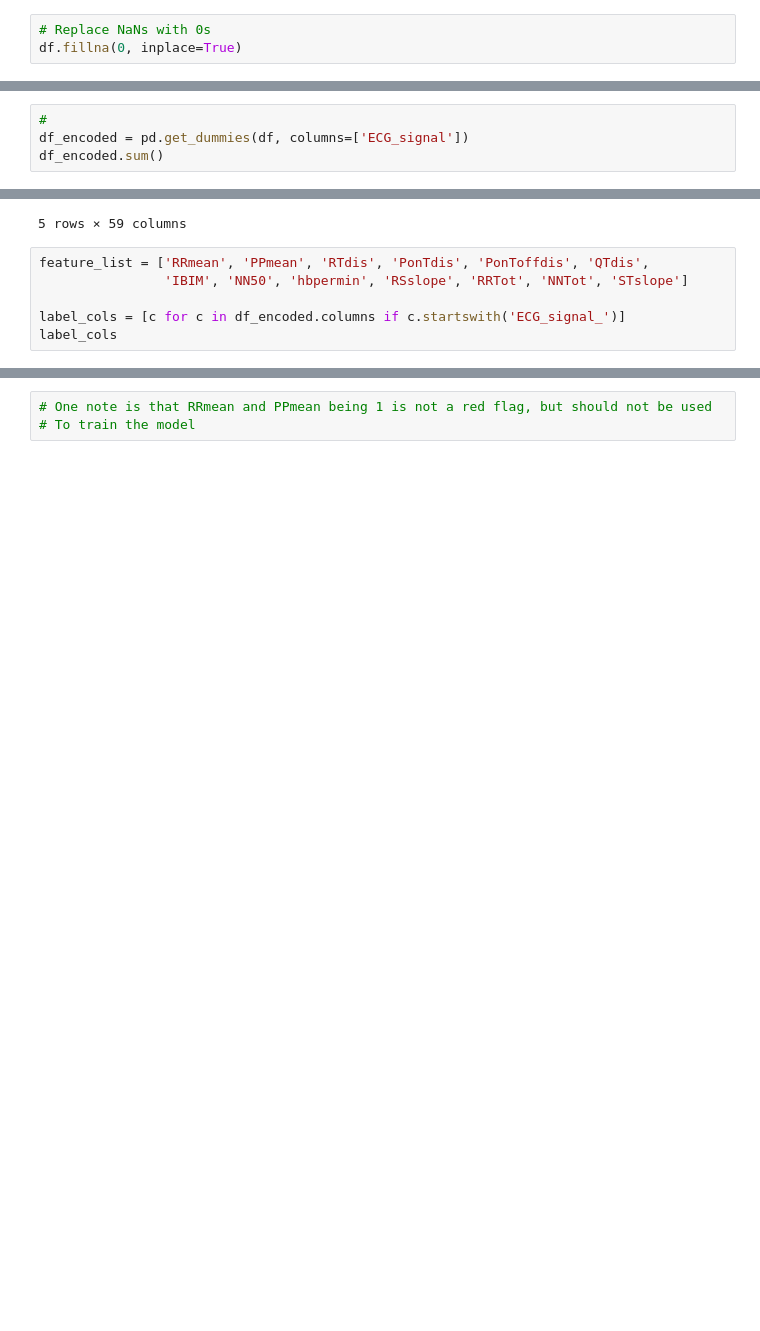
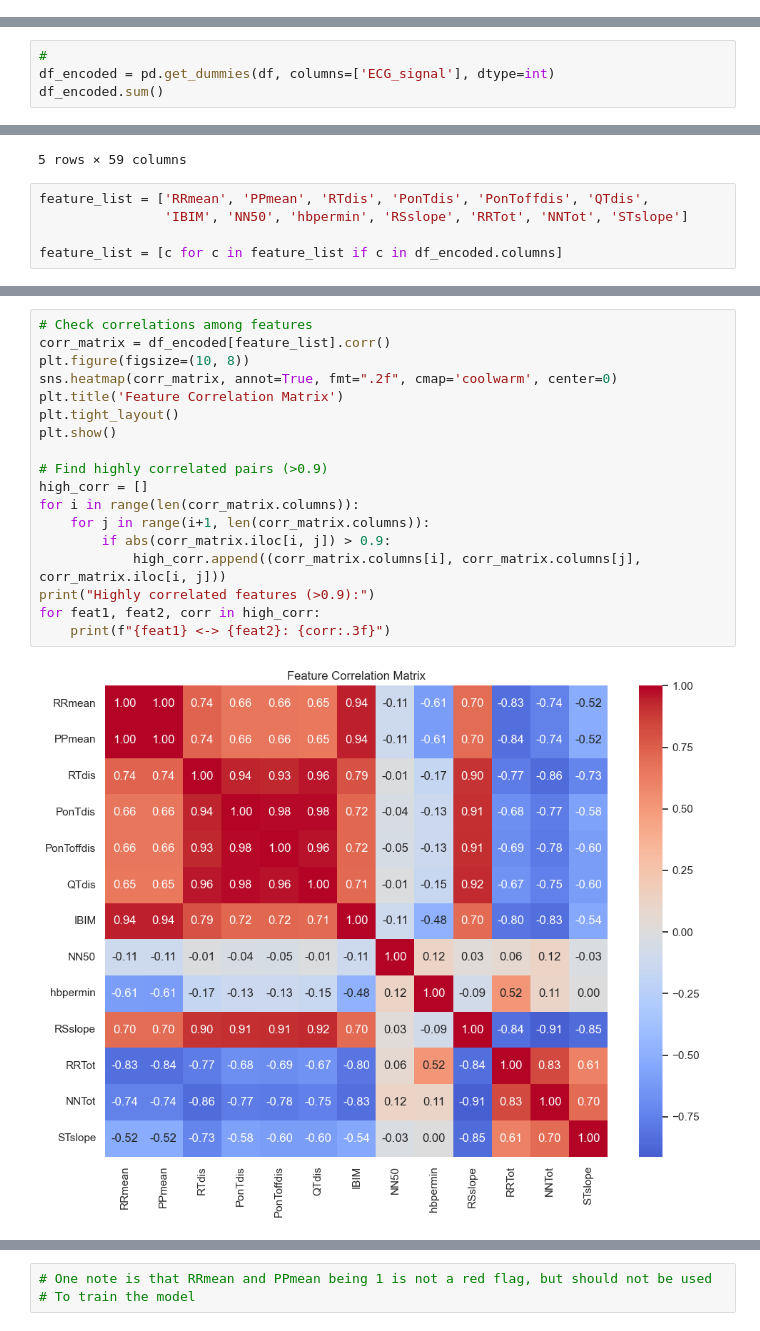
Before and after one commit to hamzakhamissa/DS3000, a Jupyter notebook: DS3000 Group Project.ipynb, the cells around one changed output, grey strips where cells are left out. Saved outputs shown, nothing was run; the diff lists cells and outputs as text; blank space fills up the shorter version.

```diff
--- a/DS3000 Group Project.ipynb
+++ b/DS3000 Group Project.ipynb
@@ -66,6 +66,3 @@ dtype: int64
 # %%
 # Noticing a lot of NULLS with some entries not having complete data, we will see how valid those stats are
 # And decide if we are able to drop them
-# %%
-# Replace NaNs with 0s
-df.fillna(0, inplace=True)
@@ -80,7 +86,7 @@ print(sorted(df['ECG_signal'].unique().tolist()))
 ['AFF', 'ARR', 'CHF', 'NSR']
 # %%
 #
-df_encoded = pd.get_dummies(df, columns=['ECG_signal'])
+df_encoded = pd.get_dummies(df, columns=['ECG_signal'], dtype=int)
 df_encoded.sum()
 # %% [output]
 RECORD            720600.000000
@@ -117,5 +120,4 @@ df_encoded.head()
 feature_list = ['RRmean', 'PPmean', 'RTdis', 'PonTdis', 'PonToffdis', 'QTdis',
                 'IBIM', 'NN50', 'hbpermin', 'RSslope', 'RRTot', 'NNTot', 'STslope']
 
-label_cols = [c for c in df_encoded.columns if c.startswith('ECG_signal_')]
-label_cols
+feature_list = [c for c in feature_list if c in df_encoded.columns]
@@ -166,0 +177,20 @@ plt.show()
+# %%
+# Check correlations among features
+corr_matrix = df_encoded[feature_list].corr()
+plt.figure(figsize=(10, 8))
+sns.heatmap(corr_matrix, annot=True, fmt=".2f", cmap='coolwarm', center=0)
+plt.title('Feature Correlation Matrix')
+plt.tight_layout()
+plt.show()
+
+# Find highly correlated pairs (>0.9)
+high_corr = []
+for i in range(len(corr_matrix.columns)):
+    for j in range(i+1, len(corr_matrix.columns)):
+        if abs(corr_matrix.iloc[i, j]) > 0.9:
+            high_corr.append((corr_matrix.columns[i], corr_matrix.columns[j], corr_matrix.iloc[i, j]))
+print("Highly correlated features (>0.9):")
+for feat1, feat2, corr in high_corr:
+    print(f"{feat1} <-> {feat2}: {corr:.3f}")
+# %% [output]
+[figure, added]
```
Also changed, not shown: parts of 12 cells of this notebook, 1 other file.
